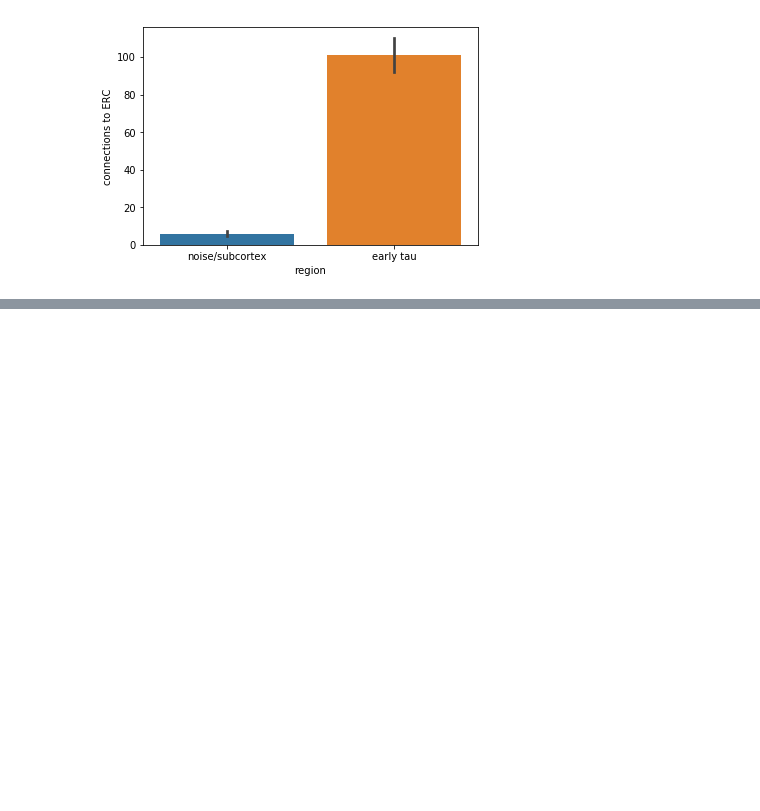
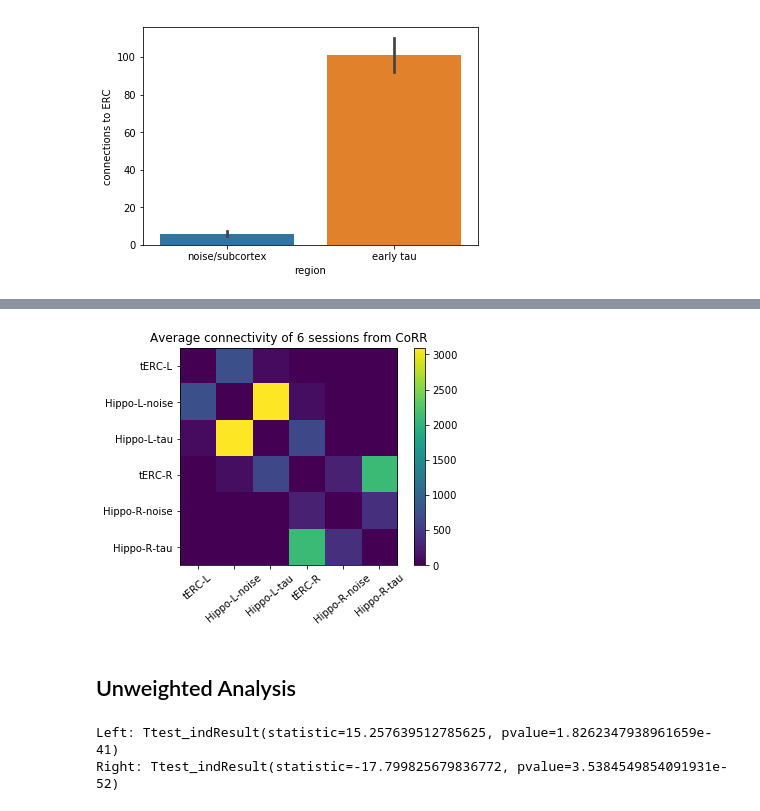
Before and after one commit to gkiar/alzhippo, a Jupyter notebook: code/hippocamp_ERC_connectivity.ipynb, the cells around one changed output, grey strips where cells are left out. Saved outputs shown, nothing was run; the diff lists cells and outputs as text; code cells hidden in the pictures; blank space fills up the shorter version.

```diff
--- a/code/hippocamp_ERC_connectivity.ipynb
+++ b/code/hippocamp_ERC_connectivity.ipynb
@@ -124,0 +140,21 @@ sns.barplot(x='region',y='connections to ERC',data=jnk_dist_rhs)
+# %%
+plt.imshow(np.mean(adjs, axis=2))
+labs = ['tERC-L', 'Hippo-L-noise', 'Hippo-L-tau',
+        'tERC-R', 'Hippo-R-noise', 'Hippo-R-tau']
+plt.xticks(np.arange(0, 6), labs, rotation=40)
+plt.yticks(np.arange(0, 6), labs)
+plt.title('Average connectivity of {} sessions from CoRR'.format(len(adjs)))
+plt.colorbar()
+plt.show()
+# %% [output]
+[figure, added]
+# %% [markdown]
+## Unweighted Analysis
+# %%
+lhs = stats.ttest_ind(adjs[0,1,:], adjs[0,2,:])
+rhs = stats.ttest_ind(adjs[3,4,:], adjs[3,5,:])
+print("Left: {}".format(lhs))
+print("Right: {}".format(rhs))
+# %% [output]
+Left: Ttest_indResult(statistic=15.257639512785625, pvalue=1.8262347938961659e-41)
+Right: Ttest_indResult(statistic=-17.799825679836772, pvalue=3.5384549854091931e-52)
```
Also changed, not shown: parts of 19 cells of this notebook, 2 other files.
